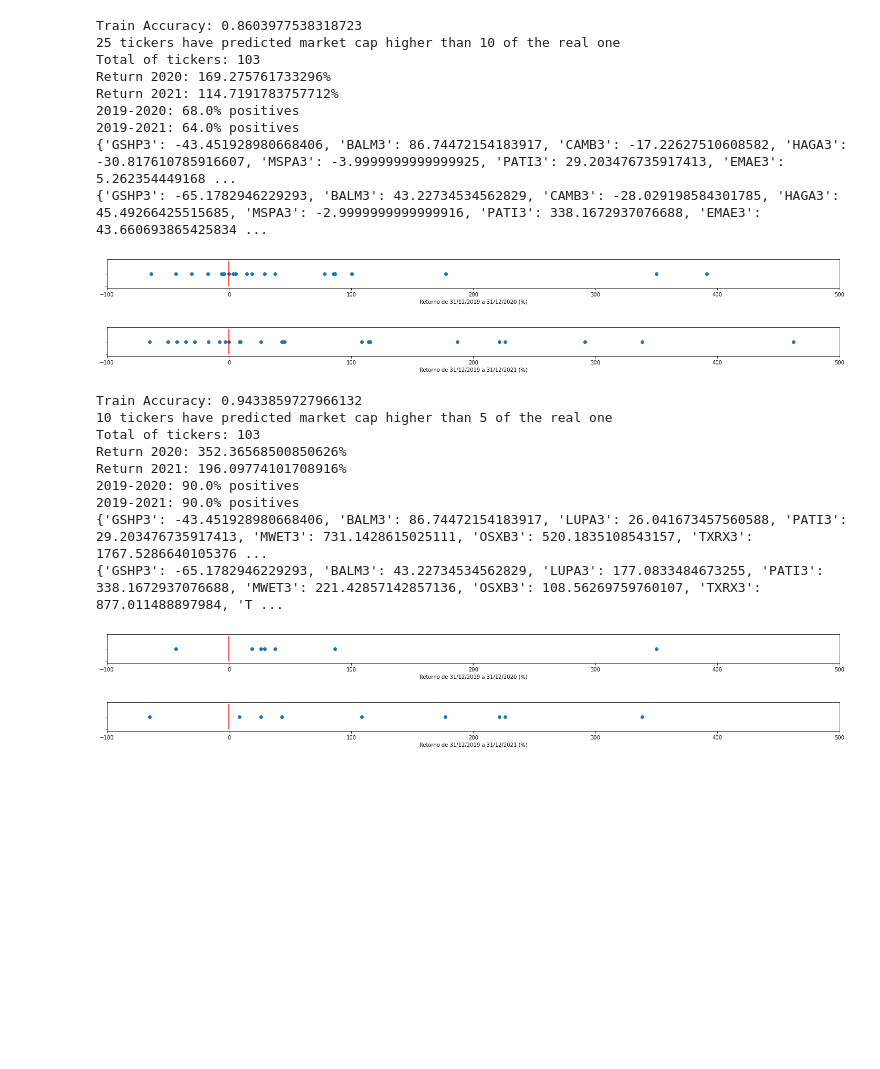
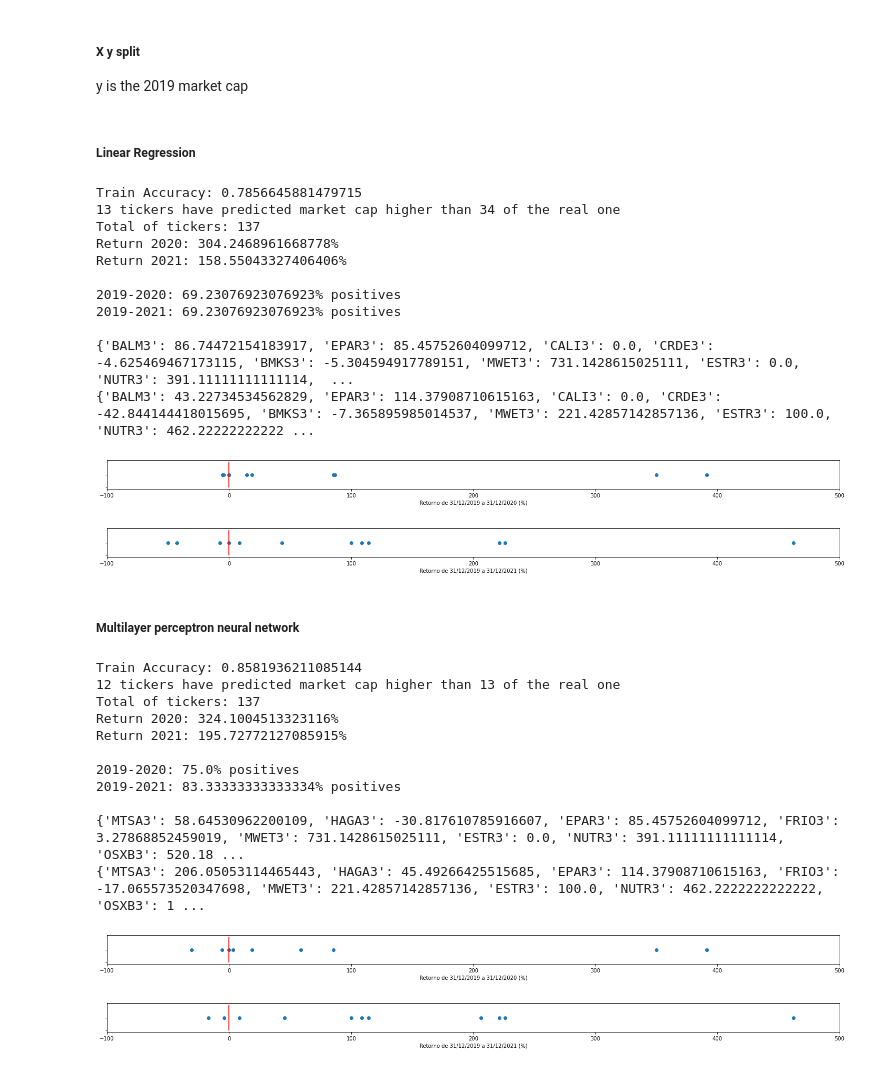
Before and after one commit to vini2001/ibov_stock_picker_pl, a Jupyter notebook: notebook.ipynb, the cells around one changed output. Cells and saved outputs as stored; diff of their text form; code cells hidden in the pictures; blank space fills up the shorter version.

```diff
--- a/notebook.ipynb
+++ b/notebook.ipynb
@@ -23,7 +63,7 @@ essential_cols_dre = [
         ' Receita de Venda de Bens e/ou Serviços ', ' Resultado Bruto ', ' Custo dos Bens e/ou Serviços Vendidos ',
         ' Despesas/Receitas Operacionais ', ' Resultado Antes do Resultado Financeiro e dos Tributos ',
         ' Resultado Financeiro ', ' Resultado Antes dos Tributos sobre o Lucro ', ' Imposto de Renda e Contribuição Social sobre o Lucro ',
-        ' Resultado Líquido das Operações Continuadas ', ' Lucro/Prejuízo Consolidado do Período ',
+        ' Resultado Líquido das Operações Continuadas ', ' Lucro/Prejuízo do Período ',
     ]
 
 valid_dres = dict()
@@ -154,9 +202,6 @@ print(f'{len(valid_bpps)} valid bpps')
 # %%
 market_caps = pd.read_csv('market_caps.csv')
 cvm_to_ticker = pd.read_csv('cvm_to_ticker.csv')
-
-market_caps
-cvm_to_ticker
 
 mc = dict()
 
@@ -167,6 +212,6 @@ for t in market_caps['Ticker']:
         'market_cap': market_caps[market_caps['Ticker'] == t]
     }
 
-valid_keys = mc.keys() & valid_bpas.keys() & valid_dres.keys()
+valid_keys = mc.keys() & valid_bpas.keys() & valid_dres.keys() & valid_bpps.keys()
 print(len(valid_keys))
 # %% [output]
@@ -174,10 +224,10 @@ print(len(valid_keys))
 # %%
-
 dre_fields_col = []
 
 for dre_cod in valid_keys:
     dre = valid_dres[dre_cod]
     bpa = valid_bpas[dre_cod]
+    bpp = valid_bpps[dre_cod]
 
 
     for year in [2019]:
@@ -191,6 +241,10 @@ for dre_cod in valid_keys:
             conta_row = bpa[bpa[' Descrição '] == e]
             e = e.replace(' ', '').replace('/', '').lower()
             dre_fields[e] = conta_row[f' 31/12/{year} '].values[0].replace(' ', '')
+        for e in essential_cols_bpp:
+            conta_row = bpp[bpp[' Descrição '] == e]
+            e = e.replace(' ', '').replace('/', '').lower()
+            dre_fields[e] = conta_row[f' 31/12/{year} '].values[0].replace(' ', '')
         dre_fields['mc'] = mc[dre_cod]['market_cap'][f'{year} MC'].values[0]
         dre_fields_col.append(dre_fields)
 
@@ -226,6 +302,10 @@ def test_ml_portfolio(predicted_market_cap, y, threshold_times=10):
     invested = len(selected_tickers)
     final_value_2020 = 0
     final_value_2021 = 0
+
+    if invested < 3:
+        print('To few tickets selected, try a different random state or threshold times')
+        return
 
     map_2021 = dict()
     map_2020 = dict()
@@ -267,45 +347,58 @@ def test_ml_portfolio(predicted_market_cap, y, threshold_times=10):
         ax.tick_params(labelleft=False)
         ax.scatter([map[x] for x in map], [0 for x in map], label=f'Return {until}')
 
+    print()
     print_stats(map_2020, 2020)
     print_stats(map_2021, 2021)
 
+    print()
     print(map_2020)
     print(map_2021)
+# %% [markdown]
+##### X y split
+y is the 2019 market cap
 # %%
 X = df.iloc[:, 0:-1]
 y = df.iloc[:, -1]
+# %% [markdown]
+##### Linear Regression
 # %%
 reg = LinearRegression().fit(X, y)
 print(f'Train Accuracy: {reg.score(X, y)}')
 
-test_ml_portfolio(reg.predict(X), y)
+test_ml_portfolio(reg.predict(X), y, threshold_times=34)
 # %% [output]
-Train Accuracy: 0.8603977538318723
-25 tickers have predicted market cap higher than 10 of the real one
-Total of tickers: 103
-Return 2020: 169.275761733296%
-Return 2021: 114.7191783757712%
-2019-2020: 68.0% positives
-2019-2021: 64.0% positives
-{'GSHP3': -43.451928980668406, 'BALM3': 86.74472154183917, 'CAMB3': -17.22627510608582, 'HAGA3': -30.817610785916607, 'MSPA3': -3.9999999999999925, 'PATI3': 29.203476735917413, 'EMAE3': 5.262354449168 ...
-{'GSHP3': -65.1782946229293, 'BALM3': 43.22734534562829, 'CAMB3': -28.029198584301785, 'HAGA3': 45.49266425515685, 'MSPA3': -2.9999999999999916, 'PATI3': 338.1672937076688, 'EMAE3': 43.660693865425834 ...
+Train Accuracy: 0.7856645881479715
+13 tickers have predicted market cap higher than 34 of the real one
+Total of tickers: 137
+Return 2020: 304.2468961668778%
+Return 2021: 158.55043327406406%
+
+2019-2020: 69.23076923076923% positives
+2019-2021: 69.23076923076923% positives
+
+{'BALM3': 86.74472154183917, 'EPAR3': 85.45752604099712, 'CALI3': 0.0, 'CRDE3': -4.625469467173115, 'BMKS3': -5.304594917789151, 'MWET3': 731.1428615025111, 'ESTR3': 0.0, 'NUTR3': 391.11111111111114,  ...
+{'BALM3': 43.22734534562829, 'EPAR3': 114.37908710615163, 'CALI3': 0.0, 'CRDE3': -42.844144418015695, 'BMKS3': -7.365895985014537, 'MWET3': 221.42857142857136, 'ESTR3': 100.0, 'NUTR3': 462.22222222222 ...
-[figure, old version]
+[figure, new version]
-[figure, old version]
+[figure, new version]
+# %% [markdown]
+##### Multilayer perceptron neural network
 # %%
-clf = MLPRegressor(solver='lbfgs', alpha=1e-5, hidden_layer_sizes=(10, 4), random_state=1, max_iter=1000000)
+clf = MLPRegressor(solver='lbfgs', alpha=1e-5, hidden_layer_sizes=(10, 4), random_state=7, max_iter=10000000000000000)
 clf.fit(X, y)
 print(f'Train Accuracy: {clf.score(X, y)}')
-test_ml_portfolio(clf.predict(X), y, threshold_times=5)
+test_ml_portfolio(clf.predict(X), y, threshold_times=13)
 # %% [output]
-Train Accuracy: 0.9433859727966132
-10 tickers have predicted market cap higher than 5 of the real one
-Total of tickers: 103
-Return 2020: 352.36568500850626%
-Return 2021: 196.09774101708916%
-2019-2020: 90.0% positives
-2019-2021: 90.0% positives
-{'GSHP3': -43.451928980668406, 'BALM3': 86.74472154183917, 'LUPA3': 26.041673457560588, 'PATI3': 29.203476735917413, 'MWET3': 731.1428615025111, 'OSXB3': 520.1835108543157, 'TXRX3': 1767.5286640105376 ...
-{'GSHP3': -65.1782946229293, 'BALM3': 43.22734534562829, 'LUPA3': 177.0833484673255, 'PATI3': 338.1672937076688, 'MWET3': 221.42857142857136, 'OSXB3': 108.56269759760107, 'TXRX3': 877.011488897984, 'T ...
+Train Accuracy: 0.8581936211085144
+12 tickers have predicted market cap higher than 13 of the real one
+Total of tickers: 137
+Return 2020: 324.1004513323116%
+Return 2021: 195.72772127085915%
+
+2019-2020: 75.0% positives
+2019-2021: 83.33333333333334% positives
+
+{'MTSA3': 58.64530962200109, 'HAGA3': -30.817610785916607, 'EPAR3': 85.45752604099712, 'FRIO3': 3.27868852459019, 'MWET3': 731.1428615025111, 'ESTR3': 0.0, 'NUTR3': 391.11111111111114, 'OSXB3': 520.18 ...
+{'MTSA3': 206.05053114465443, 'HAGA3': 45.49266425515685, 'EPAR3': 114.37908710615163, 'FRIO3': -17.065573520347698, 'MWET3': 221.42857142857136, 'ESTR3': 100.0, 'NUTR3': 462.2222222222222, 'OSXB3': 1 ...
-[figure, old version]
+[figure, new version]
-[figure, old version]
+[figure, new version]
```
Also changed, not shown: parts of 14 cells of this notebook, 3 other files.
